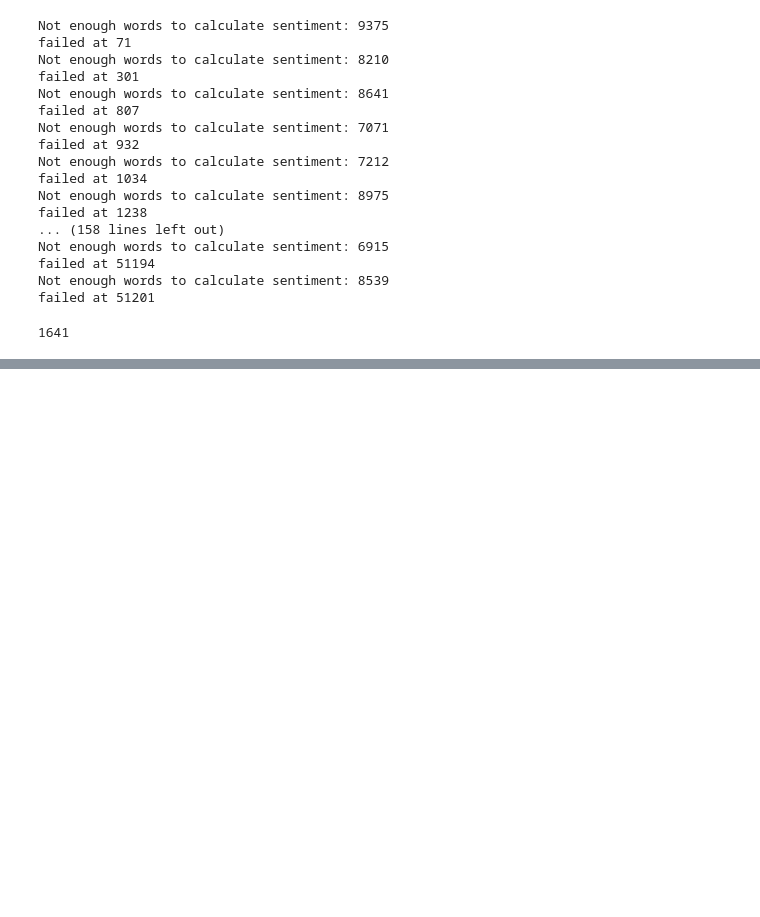
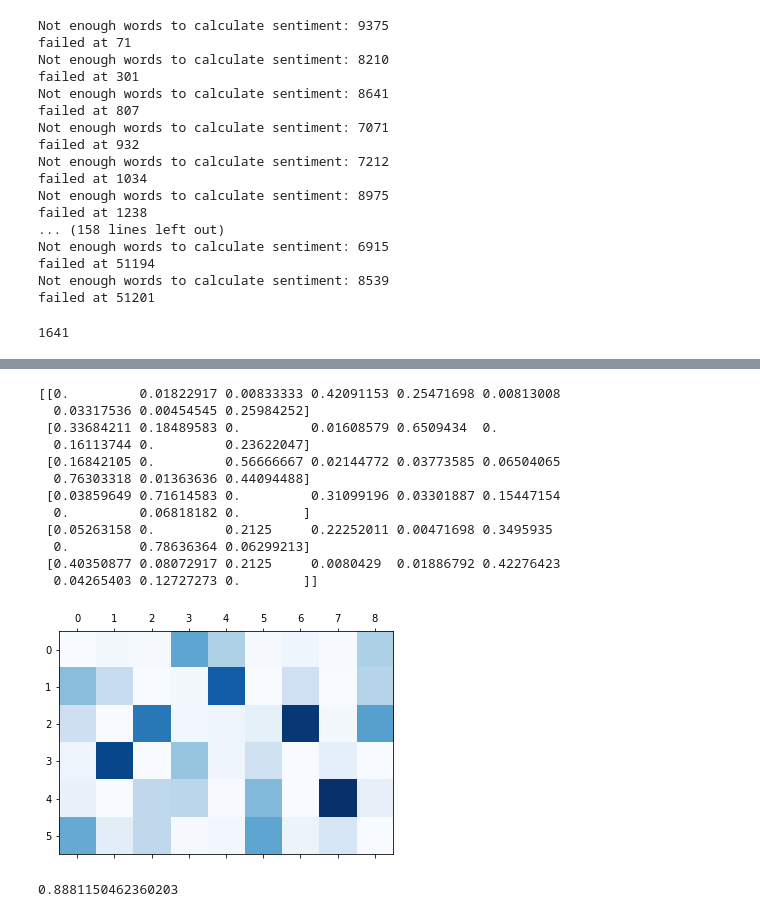
Before and after one commit to shaulshaul/SentimentAnalysis, a Jupyter notebook: NLPFinalProject.ipynb, the cells around one changed output, grey strips where cells are left out. Drawn from its saved outputs; the diff is of its cells as text; code cells hidden in the pictures; blank space fills up the shorter version.

```diff
--- a/NLPFinalProject.ipynb
+++ b/NLPFinalProject.ipynb
@@ -423,0 +562,16 @@ plot_clustering_som_correlation(map_size, label_map_movies)
+# %%
+modes_movies_salad = get_cluster_svd_correlation(w_salad, movie_predictions_salad)
+# %% [output]
+[[0.         0.01822917 0.00833333 0.42091153 0.25471698 0.00813008
+  0.03317536 0.00454545 0.25984252]
+ [0.33684211 0.18489583 0.         0.01608579 0.6509434  0.
+  0.16113744 0.         0.23622047]
+ [0.16842105 0.         0.56666667 0.02144772 0.03773585 0.06504065
+  0.76303318 0.01363636 0.44094488]
+ [0.03859649 0.71614583 0.         0.31099196 0.03301887 0.15447154
+  0.         0.06818182 0.        ]
+ [0.05263158 0.         0.2125     0.22252011 0.00471698 0.3495935
+  0.         0.78636364 0.06299213]
+ [0.40350877 0.08072917 0.2125     0.0080429  0.01886792 0.42276423
+  0.04265403 0.12727273 0.        ]]
+[figure, added]
@@ -423,0 +616,4 @@ plot_clustering_som_correlation(map_size, label_map_movies)
+# %%
+np.sum(sigma_2gram[:12]**2)/np.sum(sigma_2gram**2)
+# %% [output]
+0.8881150462360203
```
Also changed, not shown: parts of 30 cells of this notebook.
